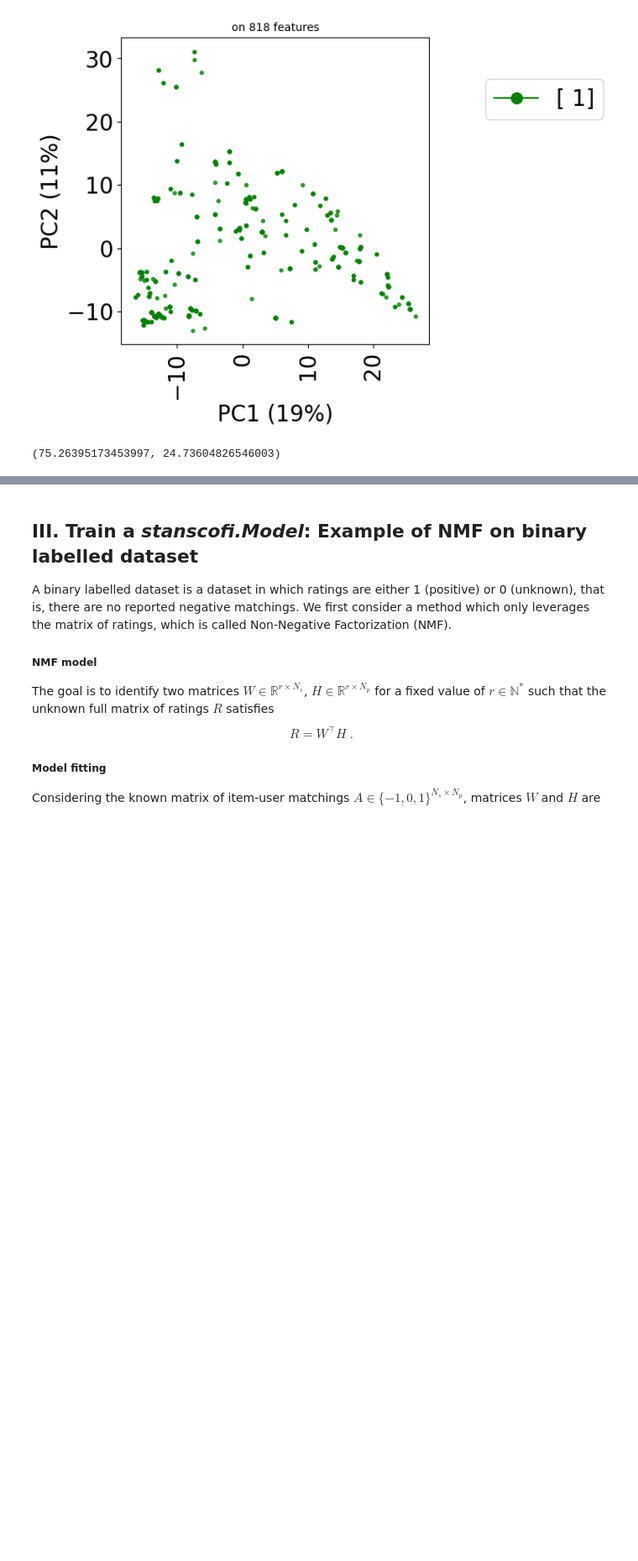
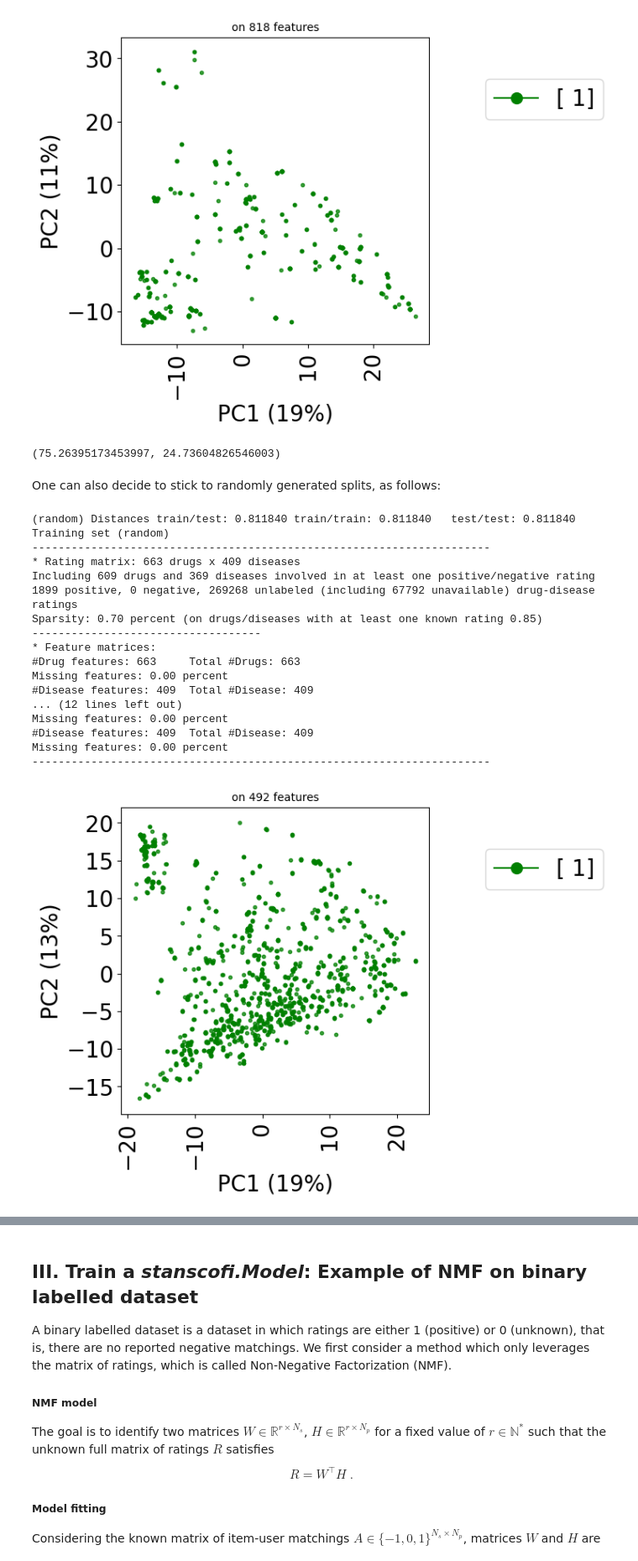
Before and after one commit to RECeSS-EU-Project/stanscofi, a Jupyter notebook: docs/Introduction to stanscofi.ipynb, the cells around one changed output, grey strips where cells are left out. Shown at 84% size. Saved outputs shown, nothing was run; the diff lists cells and outputs as text; code cells hidden in the pictures; blank space fills up the shorter version.

Commit message:
<files> stanscofi v2.0.0

```diff
--- a/docs/Introduction to stanscofi.ipynb
+++ b/docs/Introduction to stanscofi.ipynb
@@ -322,3 +330,41 @@ Missing features: 0.00 percent
 )
 # %% [output]
 (75.26395173453997, 24.73604826546003)
+# %% [markdown]
+One can also decide to stick to randomly generated splits, as follows:
+# %%
+## Generates training and testing datasets at random
+(train_folds_random, test_folds_random), dists_random = stanscofi.training_testing.random_simple_split(dataset,
+                                                test_size, metric=metric)
+## Compare to the ones in weakly correlated folds
+print("(random) Distances train/test: %f\ttrain/train: %f\ttest/test: %f" % dists_random)
+
+train_dataset_random = dataset.subset(train_folds_random, subset_name="Train random")
+test_dataset_random = dataset.subset(test_folds_random, subset_name="Test random")
+
+print("Training set (random)")
+train_dataset_random.summary()
+print("Testing set (random)")
+test_dataset_random.summary()
+
+train_dataset_random.visualize(withzeros=False)
+test_dataset_random.visualize(withzeros=False)
+# %% [output]
+(random) Distances train/test: 0.811840 train/train: 0.811840   test/test: 0.811840
+Training set (random)
+----------------------------------------------------------------------
+* Rating matrix: 663 drugs x 409 diseases
+Including 609 drugs and 369 diseases involved in at least one positive/negative rating
+1899 positive, 0 negative, 269268 unlabeled (including 67792 unavailable) drug-disease ratings
+Sparsity: 0.70 percent (on drugs/diseases with at least one known rating 0.85)
+-----------------------------------
+* Feature matrices:
+#Drug features: 663     Total #Drugs: 663
+Missing features: 0.00 percent
+#Disease features: 409  Total #Disease: 409
+... (12 lines left out)
+Missing features: 0.00 percent
+#Disease features: 409  Total #Disease: 409
+Missing features: 0.00 percent
+----------------------------------------------------------------------
+[figure, added]
```
Also changed, not shown: parts of 25 cells of this notebook, 11 other files.
